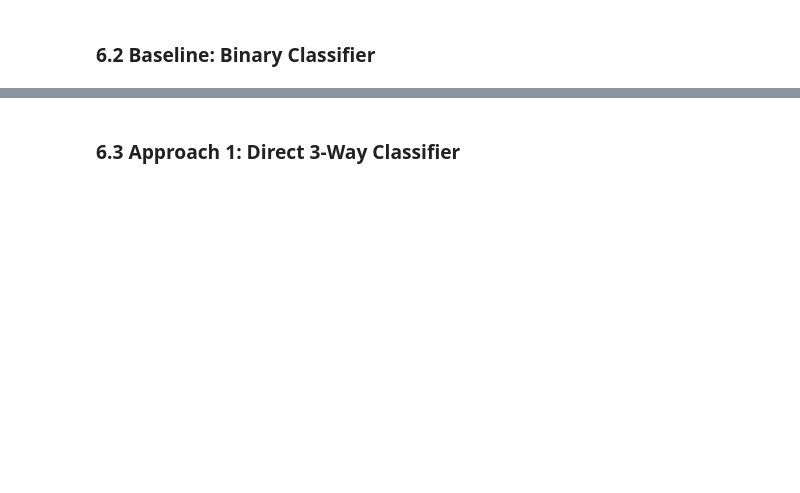
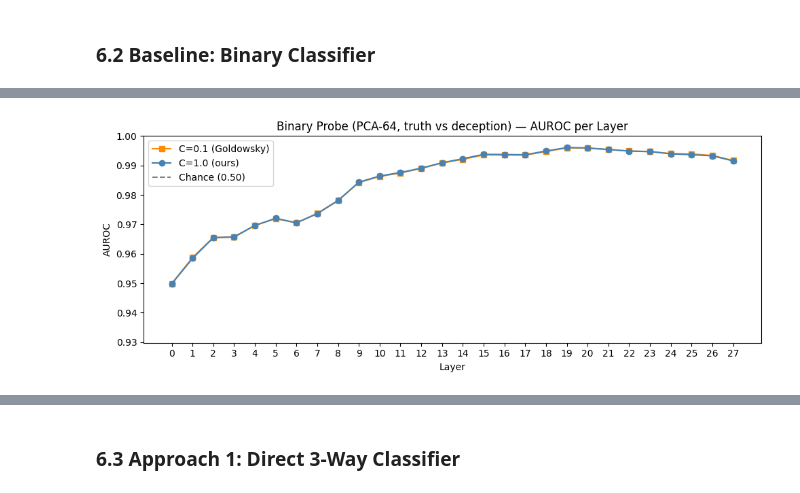
Before and after one commit to TongmengXie/kmsa_2026spring_Algoverse, a Jupyter notebook: kaiyu_generation_and_probing.ipynb, the cells around one changed output, grey strips where cells are left out. Cells and saved outputs as stored; diff of their text form; code cells hidden in the pictures; blank space fills up the shorter version.

Commit message:
all probe results

```diff
--- a/kaiyu_generation_and_probing.ipynb
+++ b/kaiyu_generation_and_probing.ipynb
@@ -922,10 +920,17 @@ REPO_ID    = f"mikrokozmoz/algoverse_2026spring_kmsa_{model_slug}_activations"
 
 probe_dataset = pd.read_csv(PROBE_DATASET_PATH)
 
+def _np_load_with_progress(path, desc):
+    """Load a .npy file with a tqdm read progress bar."""
+    from tqdm.auto import tqdm as tqdm_auto
+    size = path.stat().st_size
+    with tqdm_auto.wrapattr(open(path, "rb"), "read", total=size, desc=desc) as f:
+        return np.load(f)
+
 # ── 1. Load from local if available ──────────────────────────────────────
 if ACTIVATIONS_PATH.exists() and LABELS_PATH.exists():
-    activations_arr = np.load(ACTIVATIONS_PATH)
-    labels_arr      = np.load(LABELS_PATH)
+    activations_arr = _np_load_with_progress(ACTIVATIONS_PATH, "Loading activations")
+    labels_arr      = _np_load_with_progress(LABELS_PATH,      "Loading labels     ")
     print(f"[local] Loaded activations {activations_arr.shape}, labels {labels_arr.shape}")
 
 else:
@@ -946,8 +951,8 @@ else:
             repo_type="dataset", token=HF_TOKEN,
             local_dir=str(OUTPUT_DIR),
         )
-        activations_arr = np.load(ACTIVATIONS_PATH)
-        labels_arr      = np.load(LABELS_PATH)
+        activations_arr = _np_load_with_progress(ACTIVATIONS_PATH, "Loading activations")
+        labels_arr      = _np_load_with_progress(LABELS_PATH,      "Loading labels     ")
         print(f"[HF] Downloaded and loaded: activations {activations_arr.shape}, labels {labels_arr.shape}")
 
     except Exception as e:
@@ -1201,3 +1203,76 @@ Explained variance per layer (mean: 0.522, min: 0.444, max: 0.717)
     27       0.717362
 # %% [markdown]
 ### 6.2 Baseline: Binary Classifier
+# %%
+from utils.probe import probe_all_layers_binary
+
+RESULTS_BINARY_C1_PATH  = OUTPUT_DIR / "probe_results_binary_pca64_C1.csv"
+RESULTS_BINARY_C01_PATH = OUTPUT_DIR / "probe_results_binary_pca64_C01.csv"
+
+def _binary_results_to_df(results):
+    """Convert probe_all_layers_binary output to a DataFrame (includes auroc + n_samples)."""
+    rows = []
+    for r in results:
+        row = {
+            "layer":     r["layer"],
+            "auroc":     r["auroc"],
+            "f1_macro":  r["f1_macro"],
+            "n_samples": r["n_samples"],
+        }
+        for cls, val in r["f1_per_class"].items():
+            row[f"f1_{cls}"] = val
+        classes = r["classes"]
+        cm      = r["confusion_matrix"]
+        cm_norm = r["confusion_matrix_norm"]
+        for i, tc in enumerate(classes):
+            for j, pc in enumerate(classes):
+                row[f"cm_{tc}_{pc}"]      = int(cm[i, j])
+                row[f"cm_norm_{tc}_{pc}"] = float(cm_norm[i, j])
+        rows.append(row)
+    return pd.DataFrame(rows)
+
+def _run_binary(c_val, out_path):
+    if out_path.exists():
+        df = pd.read_csv(out_path)
+        print(f"[skip] {out_path.name} already exists ({len(df)} rows)")
+        return df
+    print(f"Running binary probe C={c_val} ...")
+    results = probe_all_layers_binary(acts_reduced, labels_str, C=c_val)
+    df = _binary_results_to_df(results)
+    df.to_csv(out_path, index=False)
+    print(f"Saved {out_path.name} ({len(df)} rows)")
+    return df
+
+df_bin_c1  = _run_binary(1.0, RESULTS_BINARY_C1_PATH)
+df_bin_c01 = _run_binary(0.1, RESULTS_BINARY_C01_PATH)
+
+# ── Plot: AUROC per layer ─────────────────────────────────────────────────
+layers = df_bin_c1["layer"].values
+
+all_auroc = pd.concat([df_bin_c1["auroc"], df_bin_c01["auroc"]])
+y_min = max(0.5, all_auroc.min() - 0.02)
+y_max = min(1.0, all_auroc.max() + 0.01)
+
+fig, ax = plt.subplots(figsize=(10, 4))
+# Draw C=0.1 first so C=1.0 (ours) renders on top
+ax.plot(layers, df_bin_c01["auroc"], marker="s", color="darkorange", label="C=0.1 (Goldowsky)", zorder=2)
+ax.plot(layers, df_bin_c1["auroc"],  marker="o", color="steelblue",  label="C=1.0 (ours)",     zorder=3)
+ax.axhline(0.5, color="gray", linestyle="--", label="Chance (0.50)", zorder=1)
+ax.set_xlabel("Layer")
+ax.set_ylabel("AUROC")
+ax.set_ylim(y_min, y_max)
+ax.set_title("Binary Probe (PCA-64, truth vs deception) — AUROC per Layer")
+ax.legend()
+ax.set_xticks(layers)
+fig.tight_layout()
+fig.savefig(FIGURES_DIR / "binary_pca64_auroc_per_layer.png", dpi=150)
+plt.show()
+print("Saved binary_pca64_auroc_per_layer.png")
+
+# ── Summary table ─────────────────────────────────────────────────────────
+cols = ["layer", "auroc", "f1_macro", "f1_truth", "f1_deception"]
+print("\n── C=1.0 ──")
+print(df_bin_c1[cols].to_string(index=False))
+print("\n── C=0.1 (Goldowsky) ──")
+print(df_bin_c01[cols].to_string(index=False))
+# %% [output]
@@ -1203,0 +1281 @@ Explained variance per layer (mean: 0.522, min: 0.444, max: 0.717)
+[figure, added]
```
Also changed, not shown: parts of 9 cells of this notebook, 31 other files.
